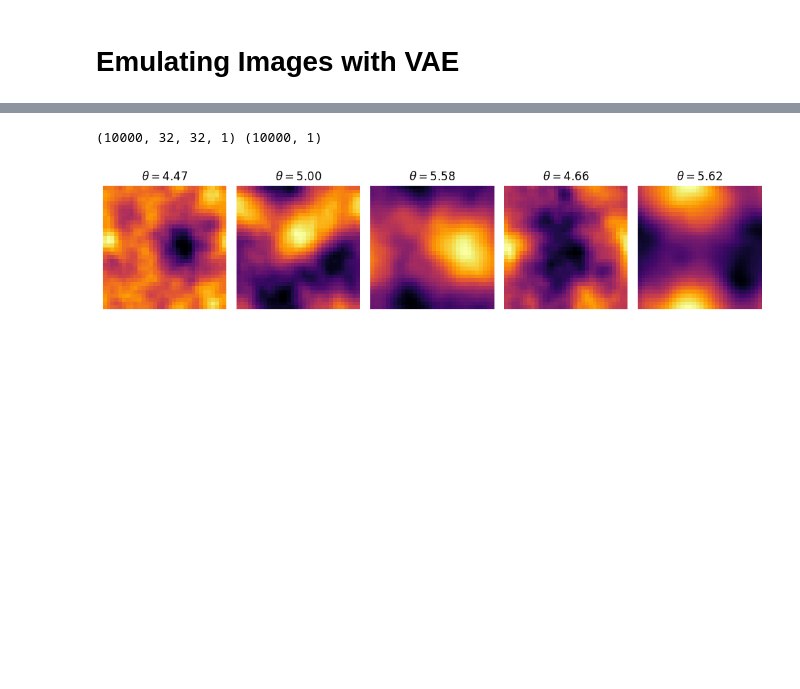
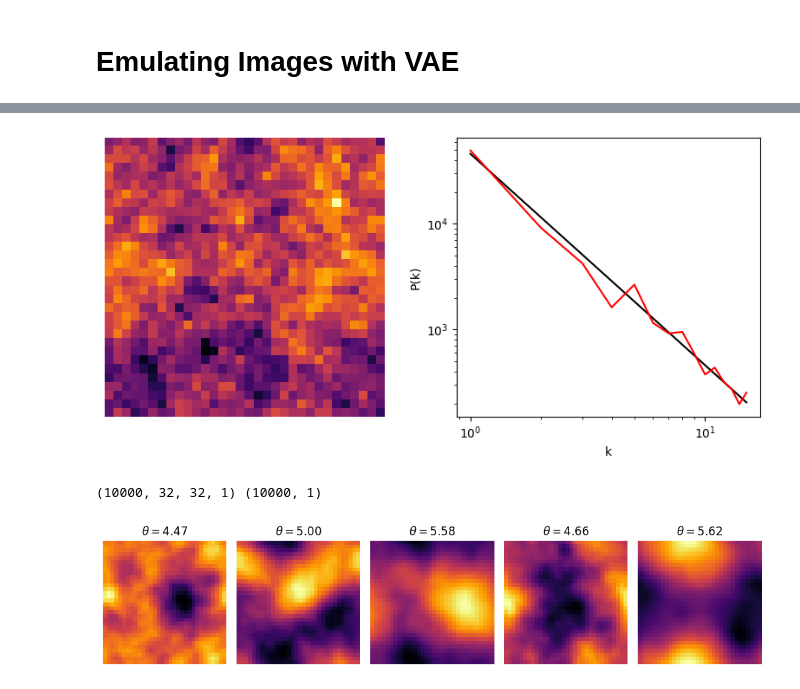
Before and after one commit to htjb/Talks, a Jupyter notebook: Lectures/MPhil_Data_Intensive_Science_Lectures/mphil-lecture-examples/vae/example.ipynb, the cells around one changed output, grey strips where cells are left out. Saved outputs shown, nothing was run; the diff lists cells and outputs as text; code cells hidden in the pictures; blank space fills up the shorter version.

```diff
--- a/Lectures/MPhil_Data_Intensive_Science_Lectures/mphil-lecture-examples/vae/example.ipynb
+++ b/Lectures/MPhil_Data_Intensive_Science_Lectures/mphil-lecture-examples/vae/example.ipynb
@@ -47,3 +93,23 @@ Text(0.5, 1.0, 'Gaussian Random Field')
+# %%
+import matplotlib.pyplot as plt
+
+theta_example = 2
+fig, ax = plt.subplots(1, 2, figsize=(8, 4))
+grf_image = generate_grf(beta=theta_example)
+cb = ax[0].imshow(grf_image, cmap='inferno')
+ax[0].axis('off')
+k_vals, P_k = compute_power_spectrum_2d(grf_image)
+theoretical_power_spectrum = k_vals**(-theta_example)
+normalized_power_spectrum = theoretical_power_spectrum/np.mean(theoretical_power_spectrum)*np.mean(P_k)
+ax[1].plot(k_vals, normalized_power_spectrum, color='black')
+ax[-1].plot(k_vals, P_k, color=colors[i])
+ax[-1].set_xscale('log')
+ax[-1].set_yscale('log')
+ax[-1].set_xlabel('k')
+ax[-1].set_ylabel('P(k)')
+plt.tight_layout()
+# %% [output]
+[figure, added]
 # %%
 def generate_data(n_samples=1000, size=32, beta_range=(4, 6), seed=None):
     """Generate a dataset of 2D Gaussian Fields with power law power spectrum."""
```
Also changed, not shown: parts of 4 cells of this notebook.
